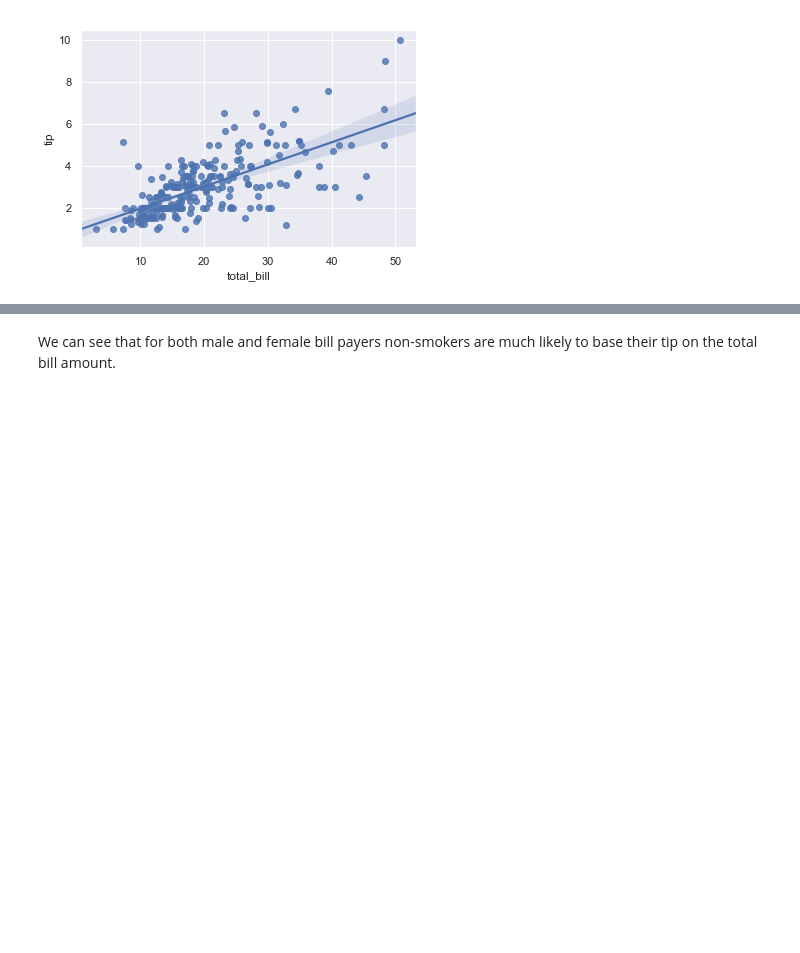
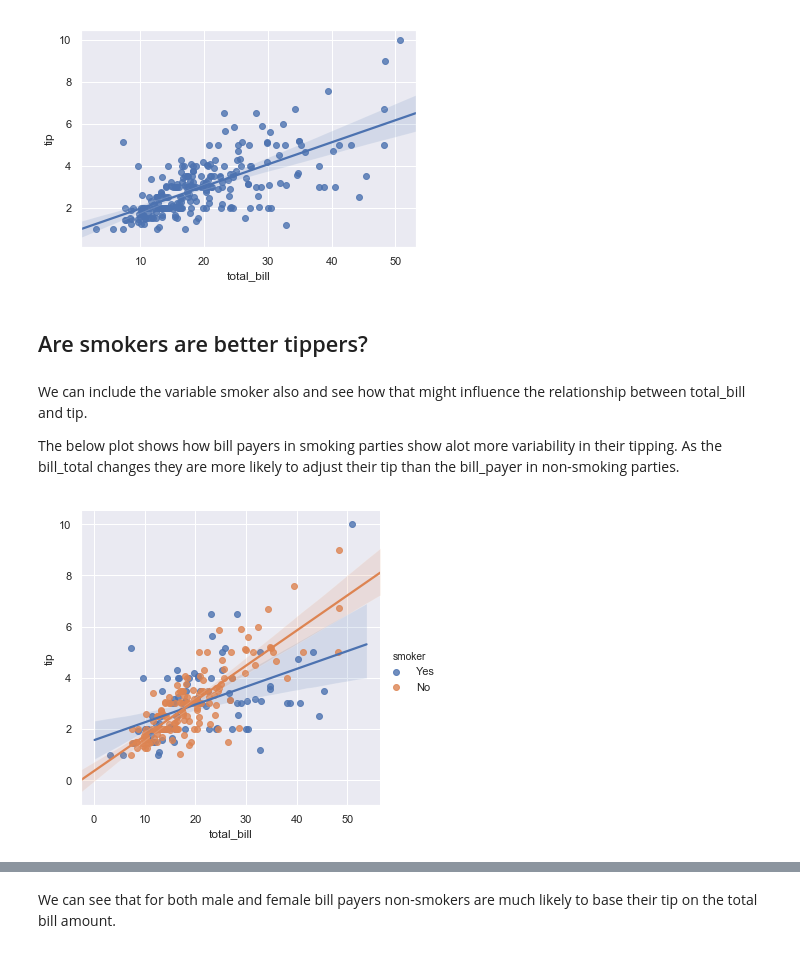
Before and after one commit to fionaoriordan/52446_19_tips, a Jupyter notebook: tips_notebook.ipynb, the cells around one changed output, grey strips where cells are left out. Saved outputs shown, nothing was run; the diff lists cells and outputs as text; code cells hidden in the pictures; blank space fills up the shorter version.

```diff
--- a/tips_notebook.ipynb
+++ b/tips_notebook.ipynb
@@ -343,2 +341,10 @@ We can als
+# %% [markdown]
+## Are smokers are better tippers?
+# %% [markdown]
+We can include the variable smoker also and see how that might influence the relationship between total_bill and tip.
+
+The below plot shows how bill payers in smoking parties show alot more variability in their tipping. As the bill_total changes they are more likely to adjust their tip than the bill_payer in non-smoking parties.
 # %%
-g = sns.lmplot(x="total_bill", y="tip", col = 'sex',hue="smoker", data=tips)
+g = sns.lmplot(x="total_bill", y="tip", hue="smoker", data=df)
+# %% [output]
+[figure, added]
```
Also changed, not shown: parts of 5 cells of this notebook.
